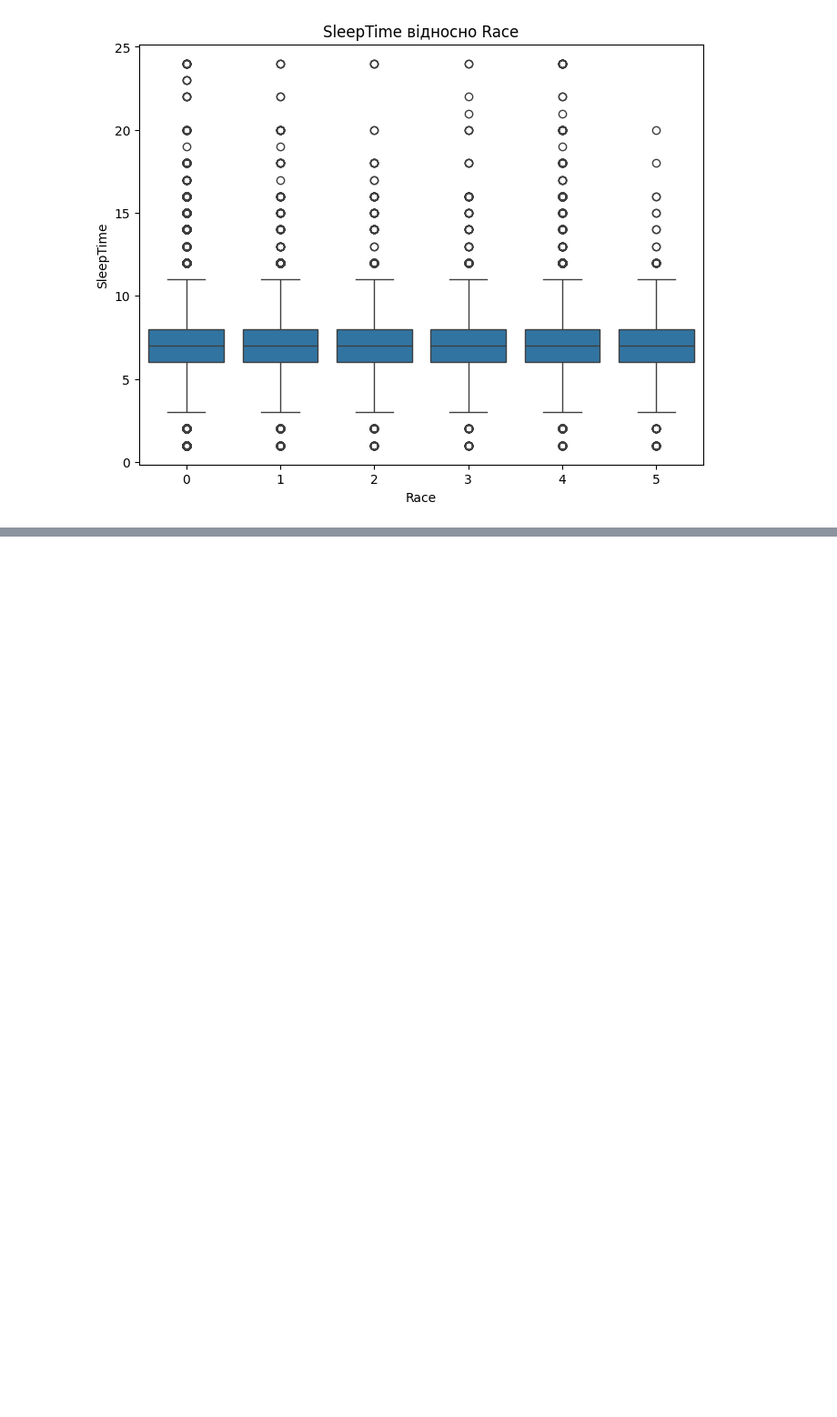
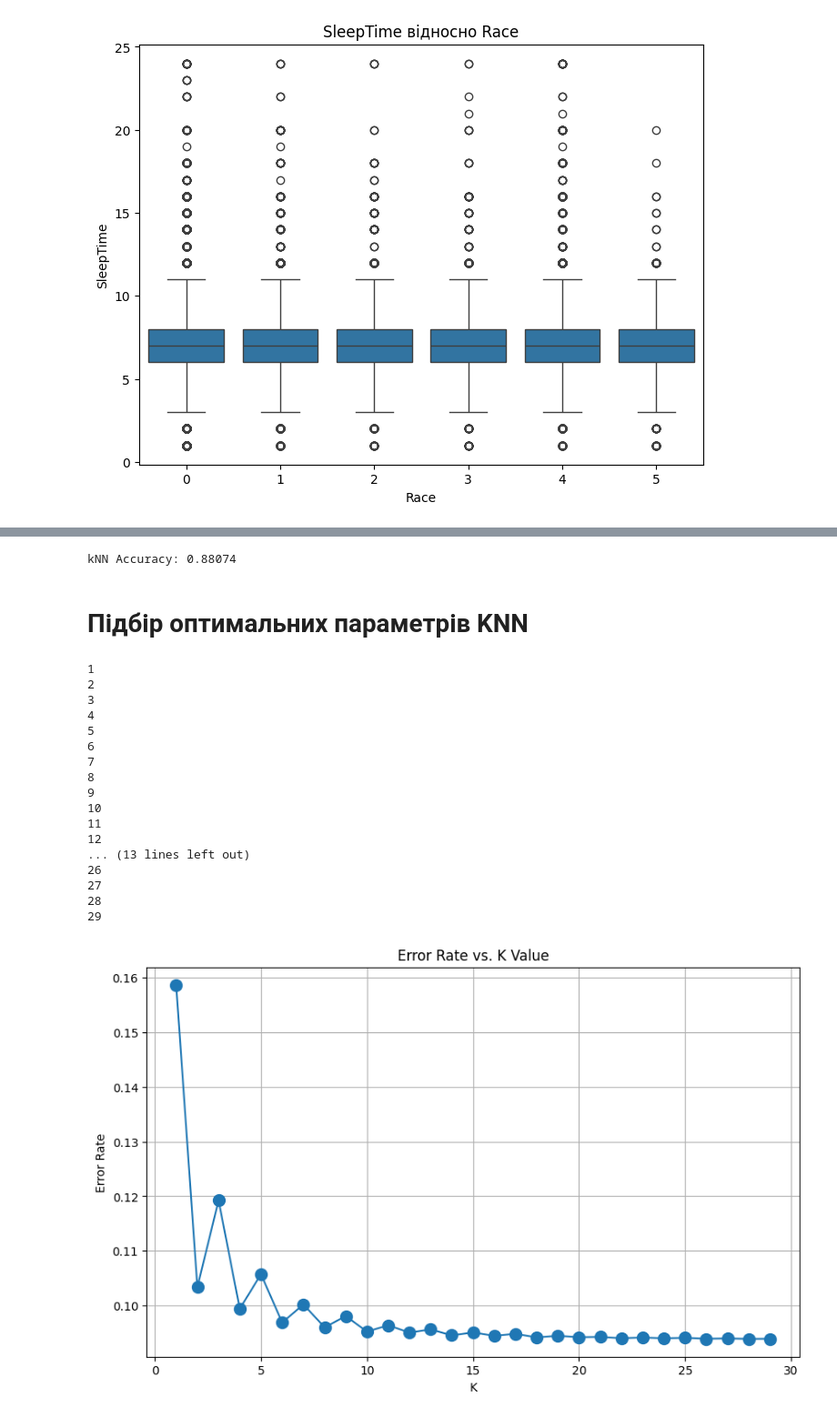
Before and after one commit to Akhzulag/IDA_Labs, a Jupyter notebook: Lab1/Lab1.ipynb, the cells around one changed output, grey strips where cells are left out. Shown at 91% size. Saved outputs shown, nothing was run; the diff lists cells and outputs as text; code cells hidden in the pictures; blank space fills up the shorter version.

```diff
--- a/Lab1/Lab1.ipynb
+++ b/Lab1/Lab1.ipynb
@@ -147,0 +168,21 @@ for feature in features:
+# %%
+
+X = df_heart.drop('SkinCancer', axis=1)
+y = df_heart['SkinCancer']
+
+
+# Розділяємо дані на тренувальну та тестову вибірки
+X_train, X_test, y_train, y_test = train_test_split(X, y, test_size=0.2)
+
+
+# Нормалізація даних
+scaler = StandardScaler()
+X_train = scaler.fit_transform(X_train)
+X_test = scaler.transform(X_test)
+
+
+
+# 1. k-Nearest Neighbors (kNN)
+knn = KNeighborsClassifier(n_neighbors=3)
+knn.fit(X_train, y_train)
+pred = knn.predict(X_test)
@@ -147,0 +205,42 @@ for feature in features:
+# %%
+print(f'kNN Accuracy: {accuracy_score(y_test, pred):.5f}')
+# %% [output]
+kNN Accuracy: 0.88074
+# %% [markdown]
+# Підбір оптимальних параметрів KNN
+# %%
+error_rate = []
+
+for i in range(1,30):
+    print(i)
+    knn = KNeighborsClassifier(n_neighbors=i)
+    knn.fit(X_train,y_train)
+    pred_i = knn.predict(X_test)
+    error_rate.append(np.mean(pred_i != y_test))
+
+
+plt.figure(figsize=(10,6))
+plt.plot(range(1,30), error_rate, marker='o', markersize=10)
+plt.title('Error Rate vs. K Value')
+plt.xlabel('K')
+plt.ylabel('Error Rate')
+plt.grid()
+# %% [output]
+1
+2
+3
+4
+5
+6
+7
+8
+9
+10
+11
+12
+... (13 lines left out)
+26
+27
+28
+29
+[figure, added]
```
Also changed, not shown: parts of 26 cells of this notebook.
